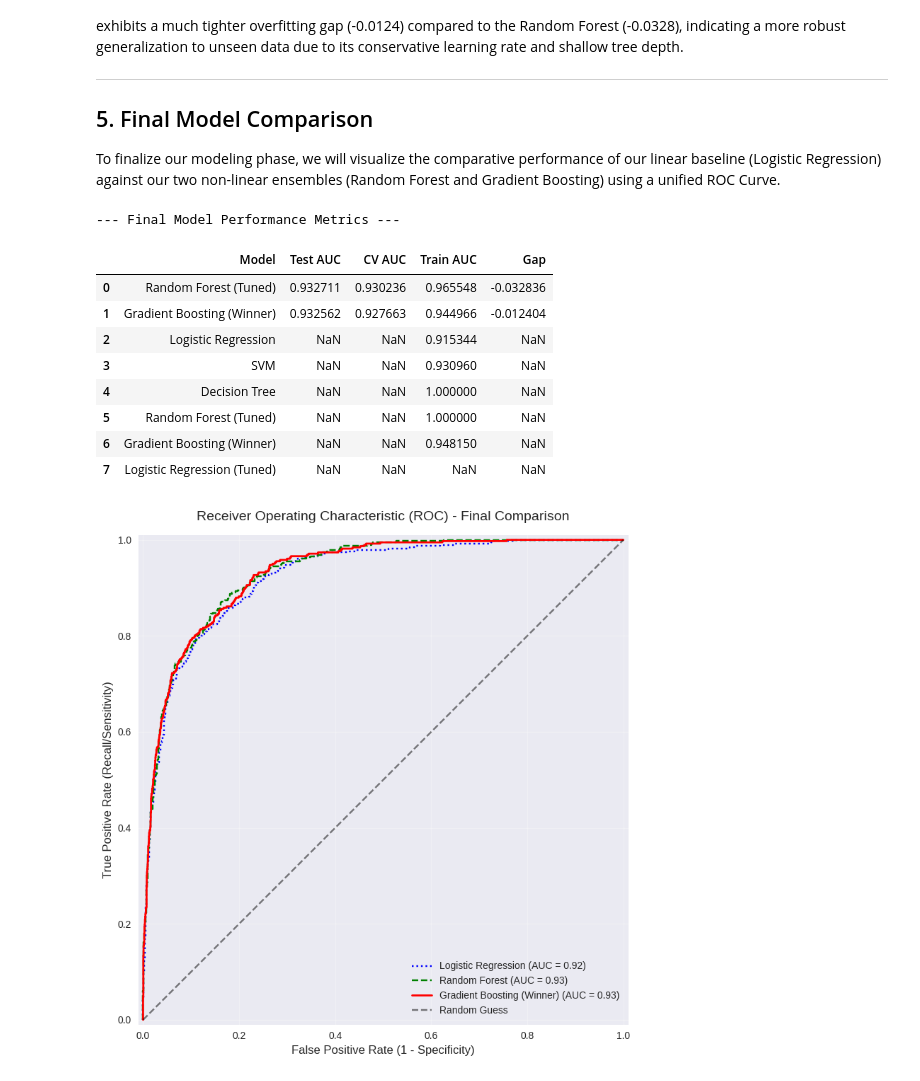
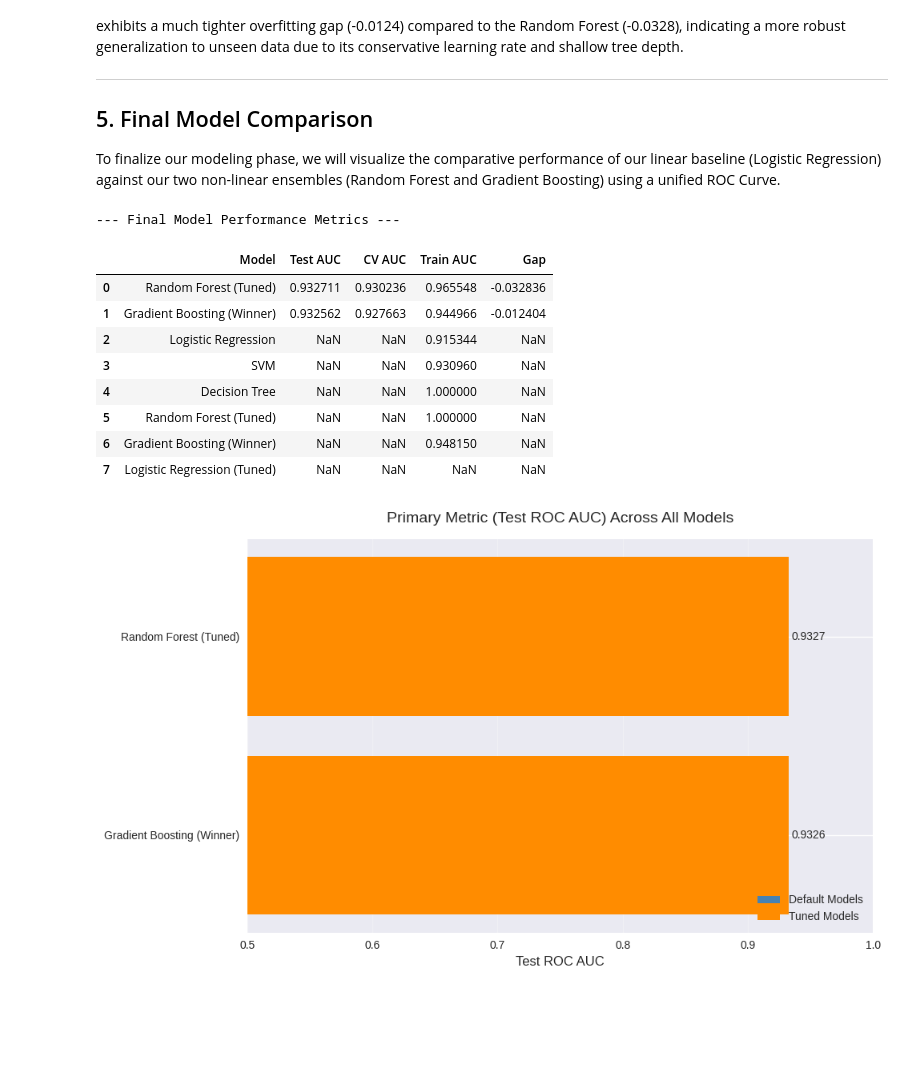
Before and after one commit to MTSU-DATA4950-Capstone-Spring2026/Team2-C3_OnlineShoppingBehavior, a Jupyter notebook: notebooks/Team02_04_modeling.ipynb, the cells around one changed output. Drawn from its saved outputs; the diff is of its cells as text; code cells hidden in the pictures; blank space fills up the shorter version.

Commit message:
updated to add bar charts for default vs. tuned models and feature importance for gradient boosting.

```diff
--- a/notebooks/Team02_04_modeling.ipynb
+++ b/notebooks/Team02_04_modeling.ipynb
@@ -1057,6 +1057,40 @@ try:
 except NameError:
     print("⚠️ Master `results` list not found. Ensure previous cells have been executed.")
 
+# 1.5 Bar Chart of Primary Metric
+if 'results_df' in locals() and not results_df.empty:
+    plt.figure(figsize=(10, 6))
+    ax_bar = plt.gca()
+
+    # Sort values ascending for horizontal bar chart
+    df_bars = results_df.dropna(subset=['Test AUC']).sort_values('Test AUC', ascending=True)
+
+    # Determine colors based on naming conventions
+    bar_colors = ['darkorange' if ('Tuned' in m or 'Winner' in m) else 'steelblue' for m in df_bars['Model']]
+
+    bars = ax_bar.barh(df_bars['Model'], df_bars['Test AUC'], color=bar_colors)
+    ax_bar.set_title('Primary Metric (Test ROC AUC) Across All Models', fontsize=14, pad=15)
+    ax_bar.set_xlabel('Test ROC AUC', fontsize=12)
+
+    # Set x-limit to zoom in on the relevant AUC range
+    min_auc = df_bars['Test AUC'].min()
+    ax_bar.set_xlim(min(0.5, min_auc - 0.05), 1.0)
+    ax_bar.grid(axis='x', alpha=0.3)
+
+    # Add values to the end of bars
+    for bar in bars:
+        ax_bar.text(bar.get_width() + 0.002, bar.get_y() + bar.get_height()/2,
+                f'{bar.get_width():.4f}', va='center', fontsize=10)
+
+    # Custom Legend
+    from matplotlib.patches import Patch
+    legend_elements = [Patch(facecolor='steelblue', label='Default Models'),
+                       Patch(facecolor='darkorange', label='Tuned Models')]
+    ax_bar.legend(handles=legend_elements, loc='lower right')
+
+    plt.tight_layout()
+    plt.show()
+
 # 2. Plot the Combined ROC Curve
 plt.figure(figsize=(10, 8))
 ax = plt.gca()
@@ -1076,31 +1110,56 @@ RocCurveDisplay.from_estimator(
 )
 
 # Plot Gradient Boosting (Winner)
 RocCurveDisplay.from_estimator(
     GB_MODEL_MAPPED, X_TEST_MAPPED, y_TEST_MAPPED,
     name="Gradient Boosting (Winner)",
     ax=ax, color='red', linewidth=2
 )
 
 # Formatting the Plot
 plt.plot([0, 1], [0, 1], color='black', linestyle='--', alpha=0.5, label='Random Guess')
 plt.title('Receiver Operating Characteristic (ROC) - Final Comparison', fontsize=14, pad=15)
 plt.xlabel('False Positive Rate (1 - Specificity)', fontsize=12)
 plt.ylabel('True Positive Rate (Recall/Sensitivity)', fontsize=12)
 plt.legend(loc='lower right', fontsize=10)
 plt.grid(True, alpha=0.3)
 plt.tight_layout()
 
 plt.show()
+
+# 3. Feature Importance Plot (Winning Model)
+plt.figure(figsize=(10, 8))
+ax_feat = plt.gca()
+
+# Extract the actual classifier from the imblearn pipeline
+gb_estimator = GB_MODEL_MAPPED.named_steps['classifier']
+importances = gb_estimator.feature_importances_
+
+# Extract feature names from the mapped test data DataFrame
+feature_names = X_TEST_MAPPED.columns
+
+# Create a DataFrame, sort, and take Top 15
+feat_imp_df = pd.DataFrame({
+    'Feature': feature_names,
+    'Importance': importances
+}).sort_values(by='Importance', ascending=True).tail(15)
+
+ax_feat.barh(feat_imp_df['Feature'], feat_imp_df['Importance'], color='crimson')
+ax_feat.set_title('Top 15 Feature Importances - Gradient Boosting (Winner)', fontsize=14, pad=15)
+ax_feat.set_xlabel('Gini Importance (Reduction in Criterion)', fontsize=12)
+ax_feat.grid(axis='x', alpha=0.3)
+plt.tight_layout()
+
+plt.show()
 # %% [output]
 --- Final Model Performance Metrics ---
 |  | Model | Test AUC | CV AUC | Train AUC | Gap |
 | 0 | Random Forest (Tuned) | 0.932711 | 0.930236 | 0.965548 | -0.032836 |
 | 1 | Gradient Boosting (Winner) | 0.932562 | 0.927663 | 0.944966 | -0.012404 |
 | 2 | Logistic Regression | NaN | NaN | 0.915344 | NaN |
 | 3 | SVM | NaN | NaN | 0.930960 | NaN |
 | 4 | Decision Tree | NaN | NaN | 1.000000 | NaN |
 | 5 | Random Forest (Tuned) | NaN | NaN | 1.000000 | NaN |
 | 6 | Gradient Boosting (Winner) | NaN | NaN | 0.948150 | NaN |
 | 7 | Logistic Regression (Tuned) | NaN | NaN | NaN | NaN |
-[figure, old version]
+[figure, new version]
```
Also changed, not shown: parts of 1 cell of this notebook.
